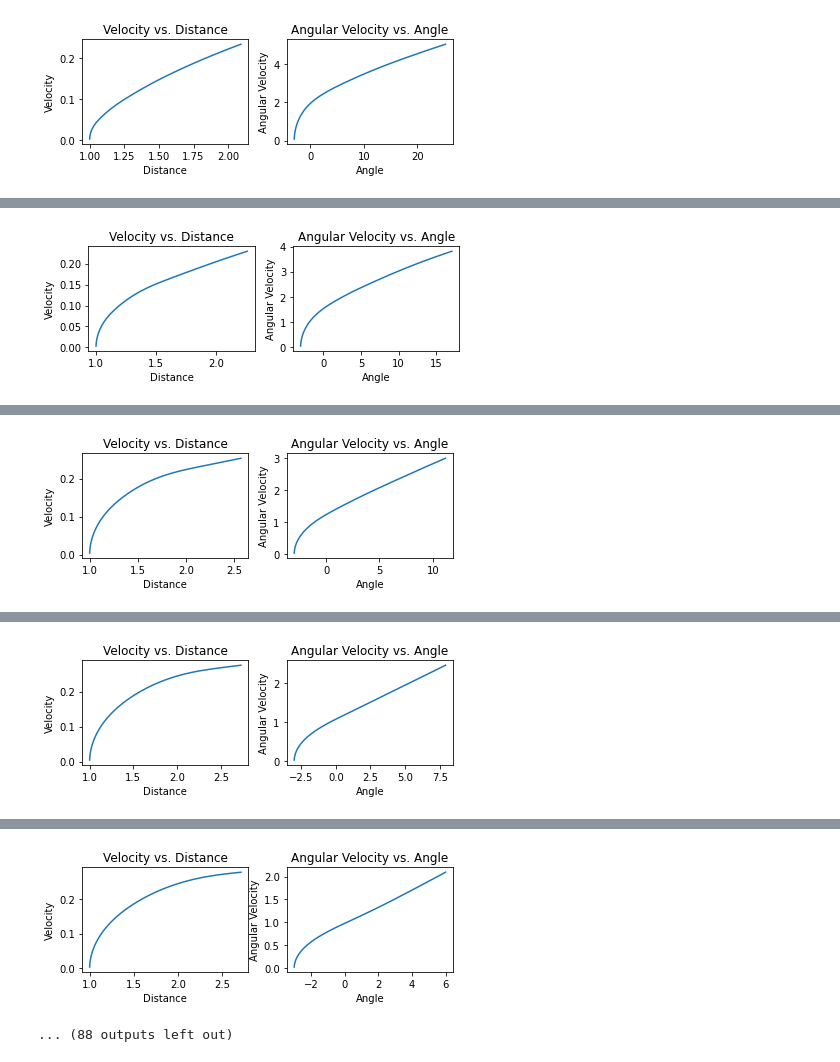
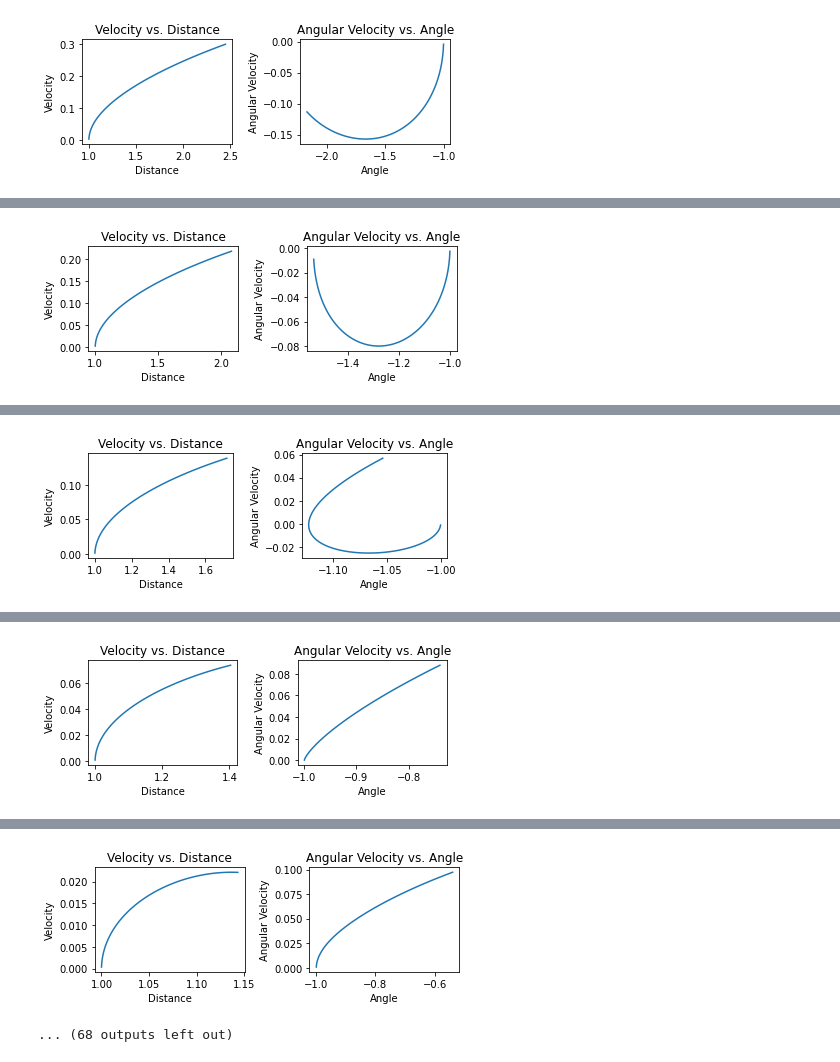
Before and after one commit to DesignInformaticsLab/DesignOptimization2021Fall, a Jupyter notebook: Project-I_joseph_galloway/Project_I.ipynb, the cells around one changed output, grey strips where cells are left out. Drawn from its saved outputs; the diff is of its cells as text; code cells hidden in the pictures.

```diff
--- a/Project-I_joseph_galloway/Project_I.ipynb
+++ b/Project-I_joseph_galloway/Project_I.ipynb
@@ -19,8 +19,10 @@ logger = logging.getLogger(__name__)
 FRAME_TIME = 0.1  # time interval
 GRAVITY_ACCEL = 0.12  # gravity constant
 BOOST_ACCEL = 0.18  # thrust constant
-ROTATION_ACCEL = 2  # rotation constant (ADDED)
-SIDE_BOOST_ACCEL = 0.8  # side thrust constant (ADDED)
+ROTATION_ACCEL = 0.2  # rotation constant (ADDED)
+LEFT_SIDE_BOOST_ACCEL = 0.8  # side thrust constant (ADDED)
+RIGHT_SIDE_BOOST_ACCEL = 0.8  # side thrust constant (ADDED)
+# Booster accelerations must be greater than accelerations working against rocket
 
 # NEED ADDITIONAL SIDE BOOSTER TO STOP ANGULAR VELOCITY
 
@@ -45,8 +47,9 @@ class Dynamics(nn.Module):
     def forward(state, action):
 
         """
-        action: thrust or no thrust (action[1])
-        action_side: side thrust or no side thrust (action[0])
+        action: thrust or no thrust (action[2])
+        action_left: left side thrust or no left side thrust (action[1])
+        action_right: right side thrust or no right side thrust (action[0])
         state[0] = y
         state[1] = y_dot
         state[2] = theta (ADDED)
@@ -77,7 +80,7 @@ class Dynamics(nn.Module):
         # Note: Same reason as above. Need a 2-by-1 tensor.
         # The action affects how much the side booster acceleration affects the rocket's angular velocity
         # This action applies a clockwise rotation on the rocket
-        delta_state_angular = ROTATION_ACCEL * FRAME_TIME * t.tensor([0., 0, 0, -1.]) * action[0] # (ADDED)
+        delta_state_angular = LEFT_SIDE_BOOST_ACCEL * FRAME_TIME * t.tensor([0., 0, 0, -1.]) * action[0] # (ADDED)
         #"""
 
         # Update velocity
@@ -158,7 +161,7 @@ class Simulation(nn.Module):
     @staticmethod
     def initialize_state():
         #state = [1., 0.]
-        state = [1., 0., -3., 0.]  # Initial state values (ADDED)
+        state = [1., 0., -1., 0.]  # Initial state values (ADDED)
         return t.tensor(state, requires_grad=False).float()
 
     def error(self, state):
@@ -222,12 +225,12 @@ class Optimize:
 T = 100  # number of time steps
 #dim_input = 2  # state space dimensions
 dim_input = 4  # state space dimensions (Distance, Velocity, Angle, Angular Velocity) (ADDED)
-dim_hidden = 30  # latent dimensions
+dim_hidden = 12  # latent dimensions
 #dim_output = 1  # action space dimensions
 dim_output = 2  # action space dimensions (Acceleration, Angular Acceleration) (ADDED)
 d = Dynamics()  # define dynamics
 c = Controller(dim_input, dim_hidden, dim_output)  # define controller
 s = Simulation(c, d, T)  # define simulation
 o = Optimize(s)  # define optimizer
-o.train(50)  # solve the optimization problem
+o.train(40)  # solve the optimization problem
 # %% [output]
@@ -237 +240 @@ o.train(50)  # solve the optimization problem
-[figure, old version]
+[figure, new version]
@@ -239 +242 @@ o.train(50)  # solve the optimization problem
-[figure, old version]
+[figure, new version]
@@ -241 +244 @@ o.train(50)  # solve the optimization problem
-[figure, old version]
+[figure, new version]
@@ -243 +246 @@ o.train(50)  # solve the optimization problem
-[figure, old version]
+[figure, new version]
@@ -245,2 +248,2 @@ o.train(50)  # solve the optimization problem
-[figure, old version]
+[figure, new version]
-... (88 outputs left out)
+... (68 outputs left out)
```
Also changed, not shown: parts of 1 cell of this notebook.
